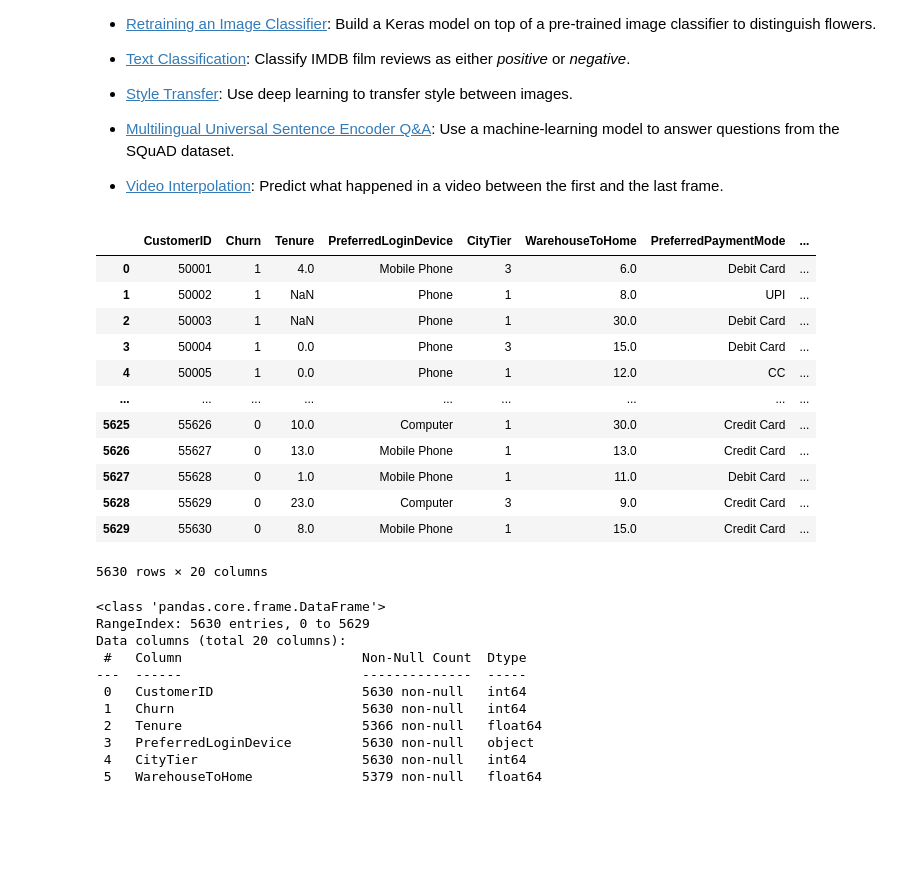
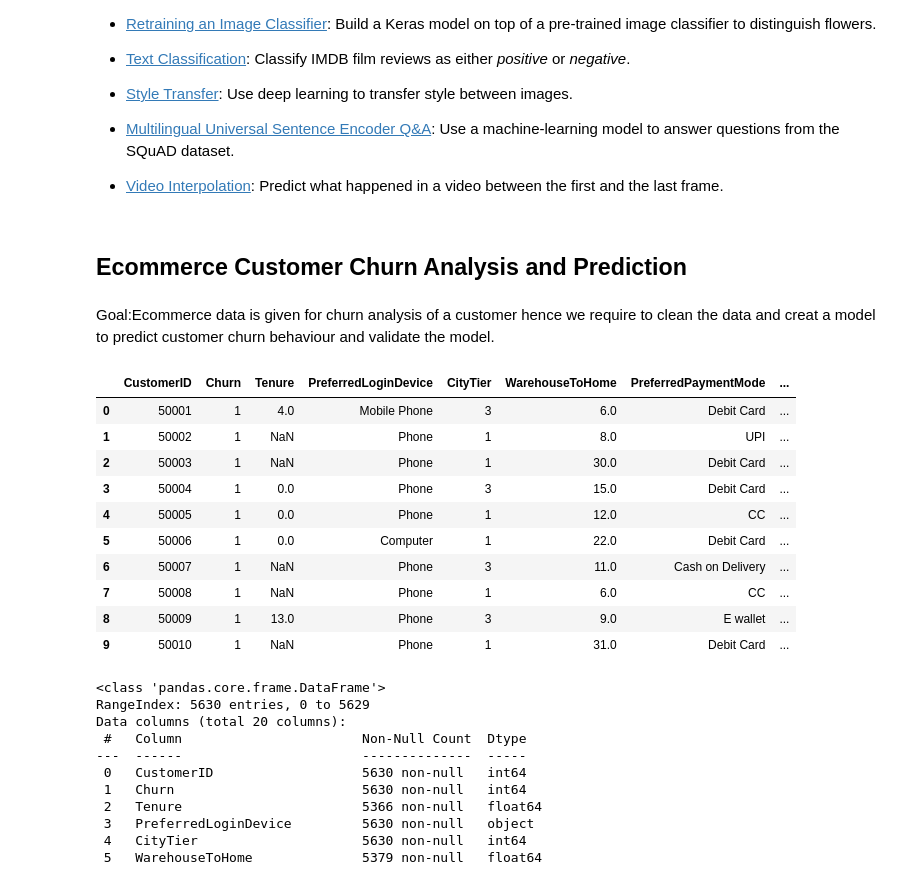
Before and after one commit to tariqzia5/ML_Credit-Card-Customers-Churn-Prediction, a Jupyter notebook: Ecom_Project.ipynb, the cells around one changed output. Saved outputs shown, nothing was run; the diff lists cells and outputs as text; code cells hidden in the pictures; blank space fills up the shorter version.

```diff
--- a/Ecom_Project.ipynb
+++ b/Ecom_Project.ipynb
@@ -150,6 +150,10 @@ These are a few of the notebooks from Google's online machine learning course. S
 - <a href="https://tensorflow.org/hub/tutorials/tf2_arbitrary_image_stylization">Style Transfer</a>: Use deep learning to transfer style between images.
 - <a href="https://tensorflow.org/hub/tutorials/retrieval_with_tf_hub_universal_encoder_qa">Multilingual Universal Sentence Encoder Q&amp;A</a>: Use a machine-learning model to answer questions from the SQuAD dataset.
 - <a href="https://tensorflow.org/hub/tutorials/tweening_conv3d">Video Interpolation</a>: Predict what happened in a video between the first and the last frame.
+# %% [markdown]
+## **Ecommerce Customer Churn Analysis and Prediction**
+# %% [markdown]
+Goal:Ecommerce data is given for churn analysis of a customer hence we require to clean the data and creat a model to predict customer churn behaviour and validate the model.
 # %%
 Ecom_data=pd.read_excel("https://raw.githubusercontent.com/tariqzia5/Macine-Learning-P3/main/E_Commerce_Dataset.xlsx",sheet_name="E Comm")
 # %%
@@ -157,21 +161,19 @@ import matplotlib.pyplot as plt
 import pandas as pd
 import seaborn as sns
 # %%
-Ecom_data
+Ecom_data.head(10)
 # %% [output]
 |  | CustomerID | Churn | Tenure | PreferredLoginDevice | CityTier | WarehouseToHome | PreferredPaymentMode | ... |
 | 0 | 50001 | 1 | 4.0 | Mobile Phone | 3 | 6.0 | Debit Card | ... |
 | 1 | 50002 | 1 | NaN | Phone | 1 | 8.0 | UPI | ... |
 | 2 | 50003 | 1 | NaN | Phone | 1 | 30.0 | Debit Card | ... |
 | 3 | 50004 | 1 | 0.0 | Phone | 3 | 15.0 | Debit Card | ... |
 | 4 | 50005 | 1 | 0.0 | Phone | 1 | 12.0 | CC | ... |
-| ... | ... | ... | ... | ... | ... | ... | ... | ... |
-| 5625 | 55626 | 0 | 10.0 | Computer | 1 | 30.0 | Credit Card | ... |
-| 5626 | 55627 | 0 | 13.0 | Mobile Phone | 1 | 13.0 | Credit Card | ... |
-| 5627 | 55628 | 0 | 1.0 | Mobile Phone | 1 | 11.0 | Debit Card | ... |
-| 5628 | 55629 | 0 | 23.0 | Computer | 3 | 9.0 | Credit Card | ... |
-| 5629 | 55630 | 0 | 8.0 | Mobile Phone | 1 | 15.0 | Credit Card | ... |
+| 5 | 50006 | 1 | 0.0 | Computer | 1 | 22.0 | Debit Card | ... |
+| 6 | 50007 | 1 | NaN | Phone | 3 | 11.0 | Cash on Delivery | ... |
+| 7 | 50008 | 1 | NaN | Phone | 1 | 6.0 | CC | ... |
+| 8 | 50009 | 1 | 13.0 | Phone | 3 | 9.0 | E wallet | ... |
+| 9 | 50010 | 1 | NaN | Phone | 1 | 31.0 | Debit Card | ... |
-5630 rows × 20 columns
 # %%
 Ecom_data.info()
 # %% [output]
```
Also changed, not shown: parts of 45 cells of this notebook.
